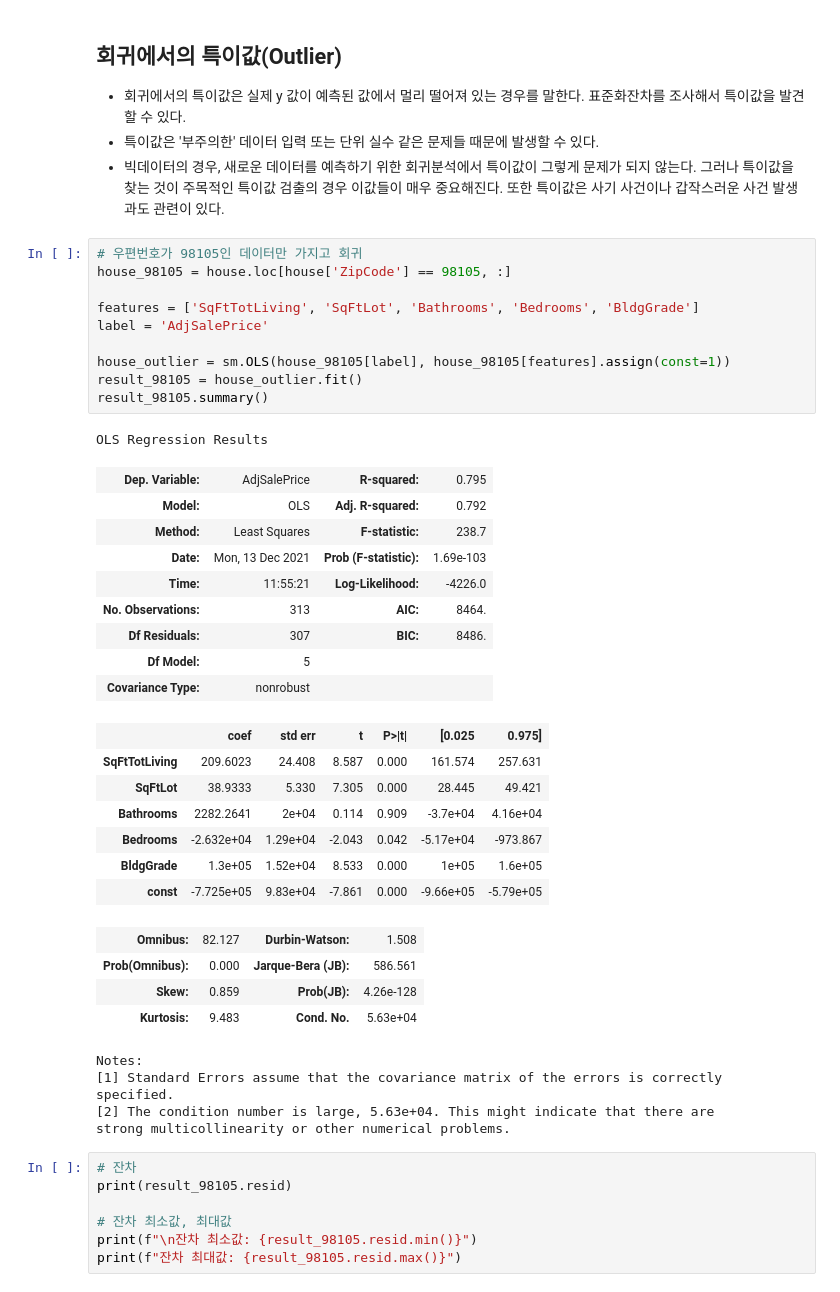
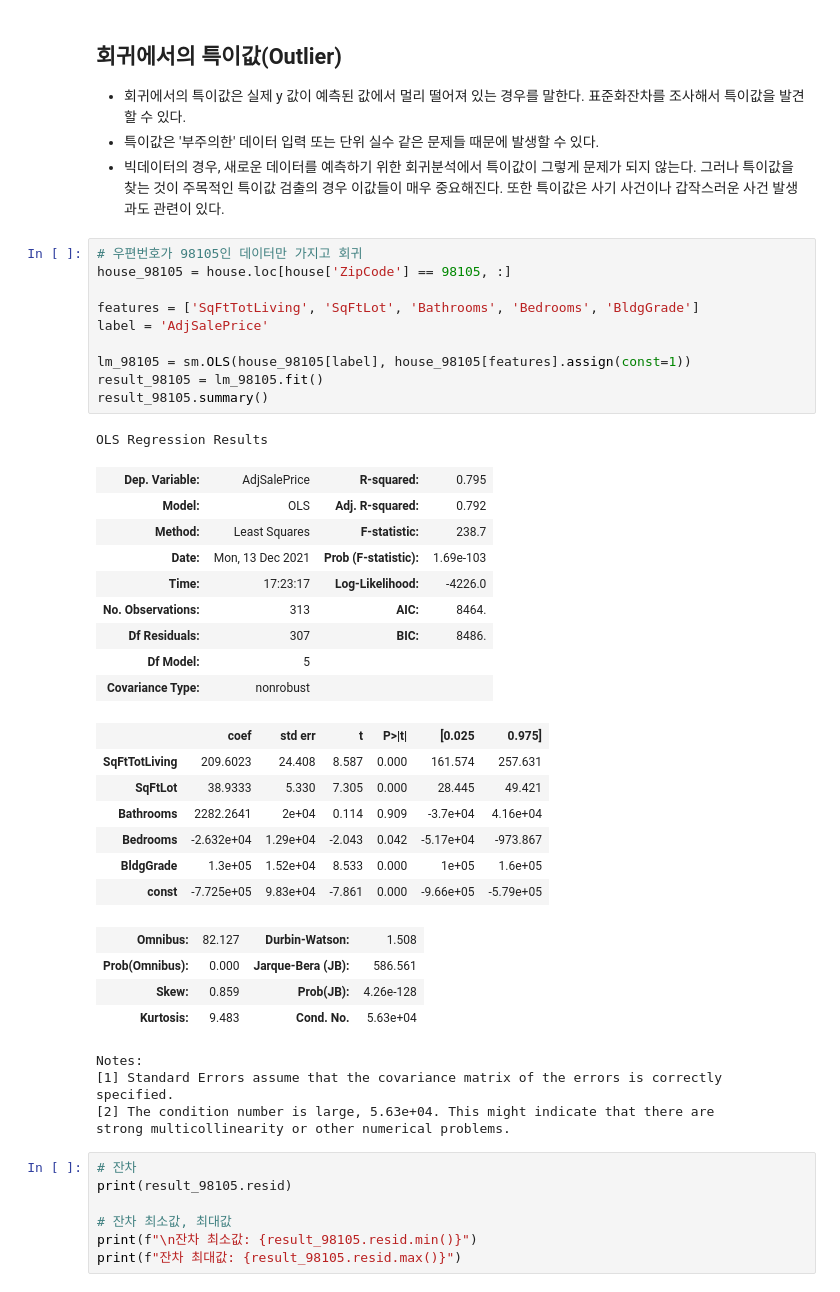
Before and after one commit to uk1996/Statistics, a Jupyter notebook: 회귀와 예측/06. 회귀진단.ipynb, the cells around one changed output. Drawn from its saved outputs; the diff is of its cells as text.

```diff
--- a/회귀와 예측/06. 회귀진단.ipynb
+++ b/회귀와 예측/06. 회귀진단.ipynb
@@ -31,20 +32,20 @@ house = pd.read_csv('../../data/house_sales.csv', sep='\t')
 # %%
 # 우편번호가 98105인 데이터만 가지고 회귀
 house_98105 = house.loc[house['ZipCode'] == 98105, :]
 
 features = ['SqFtTotLiving', 'SqFtLot', 'Bathrooms', 'Bedrooms', 'BldgGrade']
 label = 'AdjSalePrice'
 
-house_outlier = sm.OLS(house_98105[label], house_98105[features].assign(const=1))
-result_98105 = house_outlier.fit()
+lm_98105 = sm.OLS(house_98105[label], house_98105[features].assign(const=1))
+result_98105 = lm_98105.fit()
 result_98105.summary()
 # %% [output]
 OLS Regression Results
 | Dep. Variable: | AdjSalePrice | R-squared: | 0.795 |
 | Model: | OLS | Adj. R-squared: | 0.792 |
 | Method: | Least Squares | F-statistic: | 238.7 |
 | Date: | Mon, 13 Dec 2021 | Prob (F-statistic): | 1.69e-103 |
-| Time: | 11:55:21 | Log-Likelihood: | -4226.0 |
+| Time: | 17:23:17 | Log-Likelihood: | -4226.0 |
 | No. Observations: | 313 | AIC: | 8464. |
 | Df Residuals: | 307 | BIC: | 8486. |
 | Df Model: | 5 |  |  |
```
Also changed, not shown: parts of 7 cells of this notebook.
